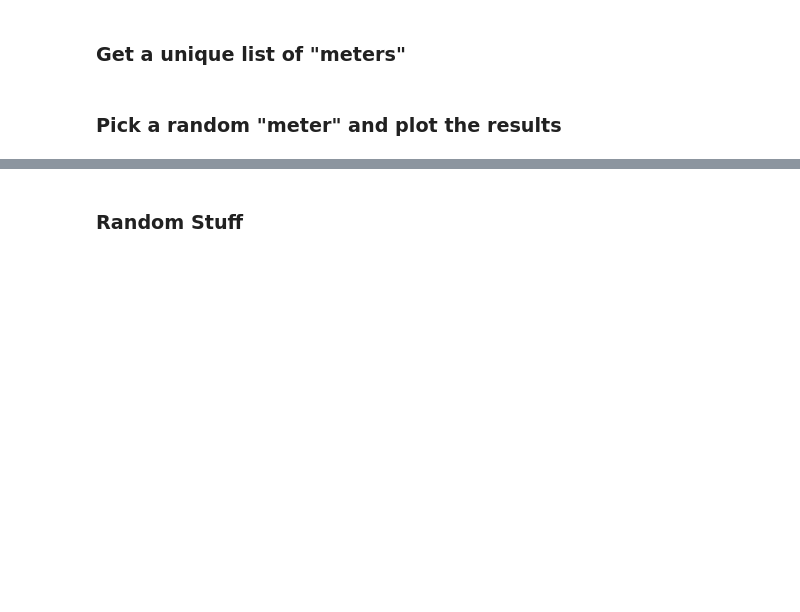
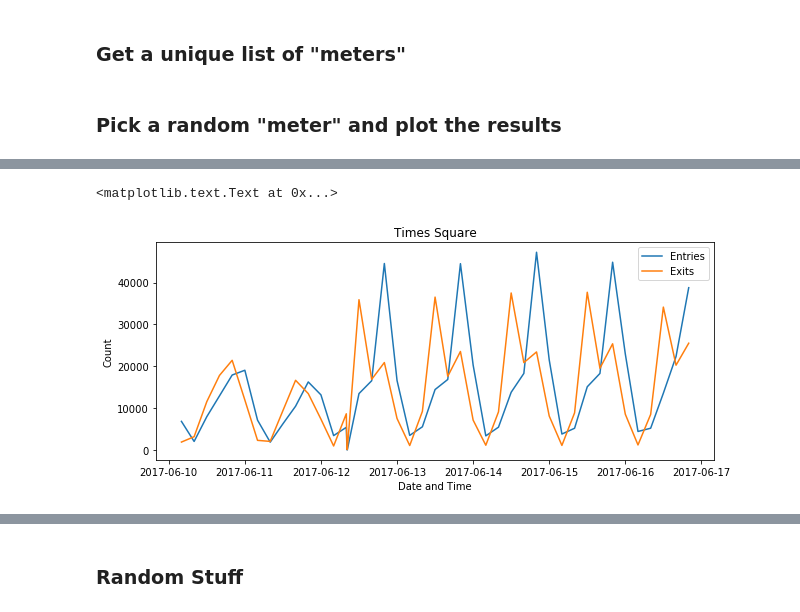
Before and after one commit to everling-prime/benson, a Jupyter notebook: exploration_ML.ipynb, the cells around one changed output, grey strips where cells are left out. Cells and saved outputs as stored; diff of their text form; code cells hidden in the pictures; blank space fills up the shorter version.

```diff
--- a/exploration_ML.ipynb
+++ b/exploration_ML.ipynb
@@ -142,0 +166,16 @@ ax[1].set_ylabel('Exits')
+# %%
+test_df= nyc_turnstile_2017[nyc_turnstile_2017['station'] == 'TIMES SQ-42 ST']
+test_df = test_df.groupby('readtime').sum()
+# %%
+fig, ax = plt.subplots(figsize=(10, 4))
+plt.plot(test_df.index,test_df.entries_diff_cleaned)
+plt.plot(test_df.index,test_df.exits_diff_cleaned)
+#plt.set_xlabel('Date Time')
+#plt.set_ylabel('Exits')
+plt.title('Times Square')
+plt.legend(['Entries','Exits'])
+plt.xlabel('Date and Time')
+plt.ylabel('Count')
+# %% [output]
+<matplotlib.text.Text at 0x...>
+[figure, added]
```
Also changed, not shown: parts of 10 cells of this notebook.
